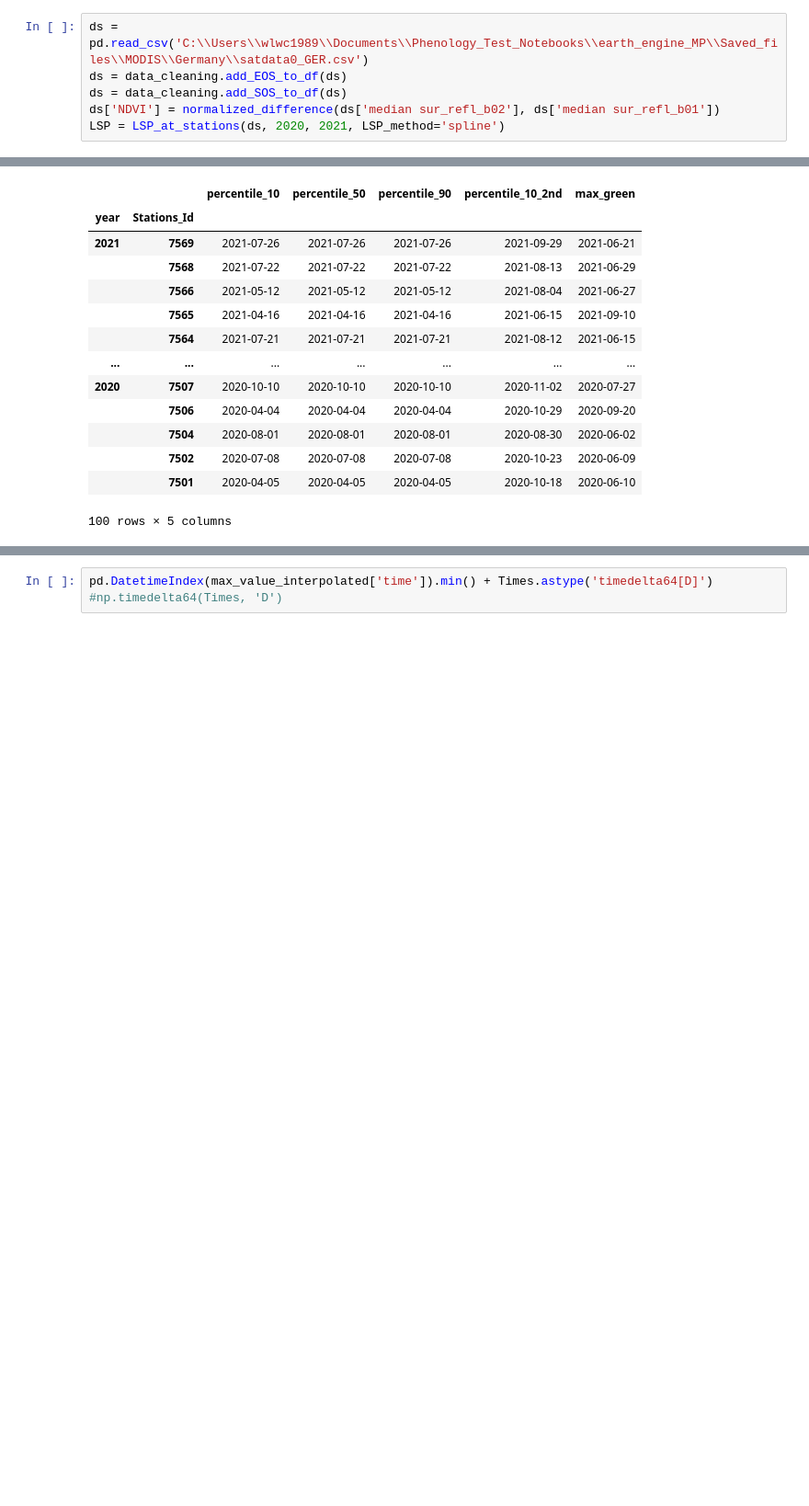
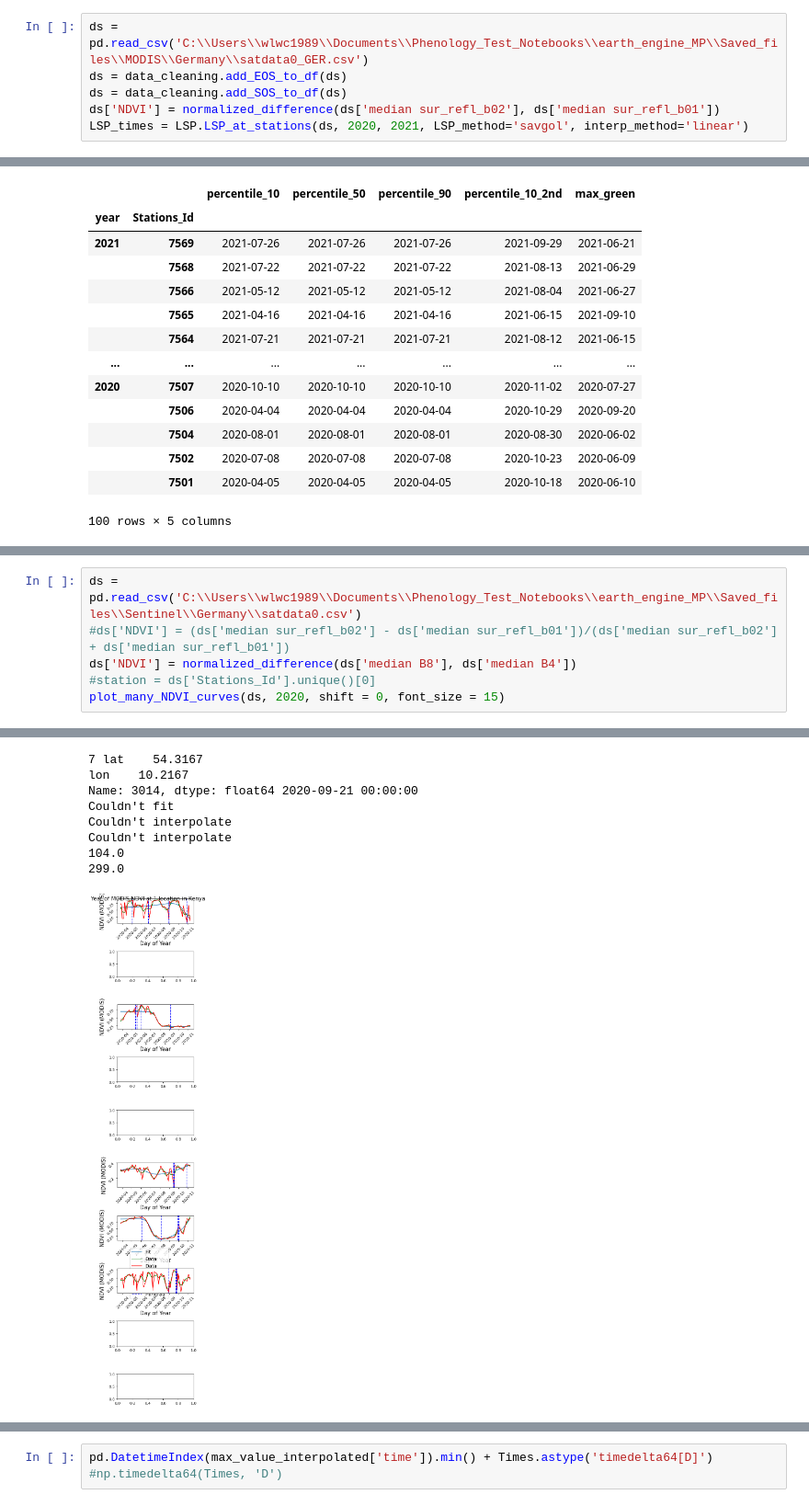
Before and after one commit to MartinP556/Satellite_Feature_Extraction, a Jupyter notebook: first_try_logit2.ipynb, the cells around one changed output, grey strips where cells are left out. Shown at 92% size. Drawn from its saved outputs; the diff is of its cells as text; blank space fills up the shorter version.

```diff
--- a/first_try_logit2.ipynb
+++ b/first_try_logit2.ipynb
@@ -177,6 +146,6 @@ ds = pd.read_csv('C:\\Users\\wlwc1989\\Documents\\Phenology_Test_Notebooks\\eart
 ds = data_cleaning.add_EOS_to_df(ds)
 ds = data_cleaning.add_SOS_to_df(ds)
 ds['NDVI'] = normalized_difference(ds['median sur_refl_b02'], ds['median sur_refl_b01'])
-LSP = LSP_at_stations(ds, 2020, 2021, LSP_method='spline')
+LSP_times = LSP.LSP_at_stations(ds, 2020, 2021, LSP_method='savgol', interp_method='linear')
 # %% [output]
 Empty DataFrame
@@ -344,0 +528,7 @@ None
+# %%
+ds = pd.read_csv('C:\\Users\\wlwc1989\\Documents\\Phenology_Test_Notebooks\\earth_engine_MP\\Saved_files\\Sentinel\\Germany\\satdata0.csv')
+#ds['NDVI'] = (ds['median sur_refl_b02'] - ds['median sur_refl_b01'])/(ds['median sur_refl_b02'] + ds['median sur_refl_b01'])
+ds['NDVI'] = normalized_difference(ds['median B8'], ds['median B4'])
+#station = ds['Stations_Id'].unique()[0]
+plot_many_NDVI_curves(ds, 2020, shift = 0, font_size = 15)
+# %% [output]
@@ -344,0 +550,9 @@ None
+7 lat    54.3167
+lon    10.2167
+Name: 3014, dtype: float64 2020-09-21 00:00:00
+Couldn't fit
+Couldn't interpolate
+Couldn't interpolate
+104.0
+299.0
+[figure, added]
```
Also changed, not shown: parts of 24 cells of this notebook, 3 other files.
